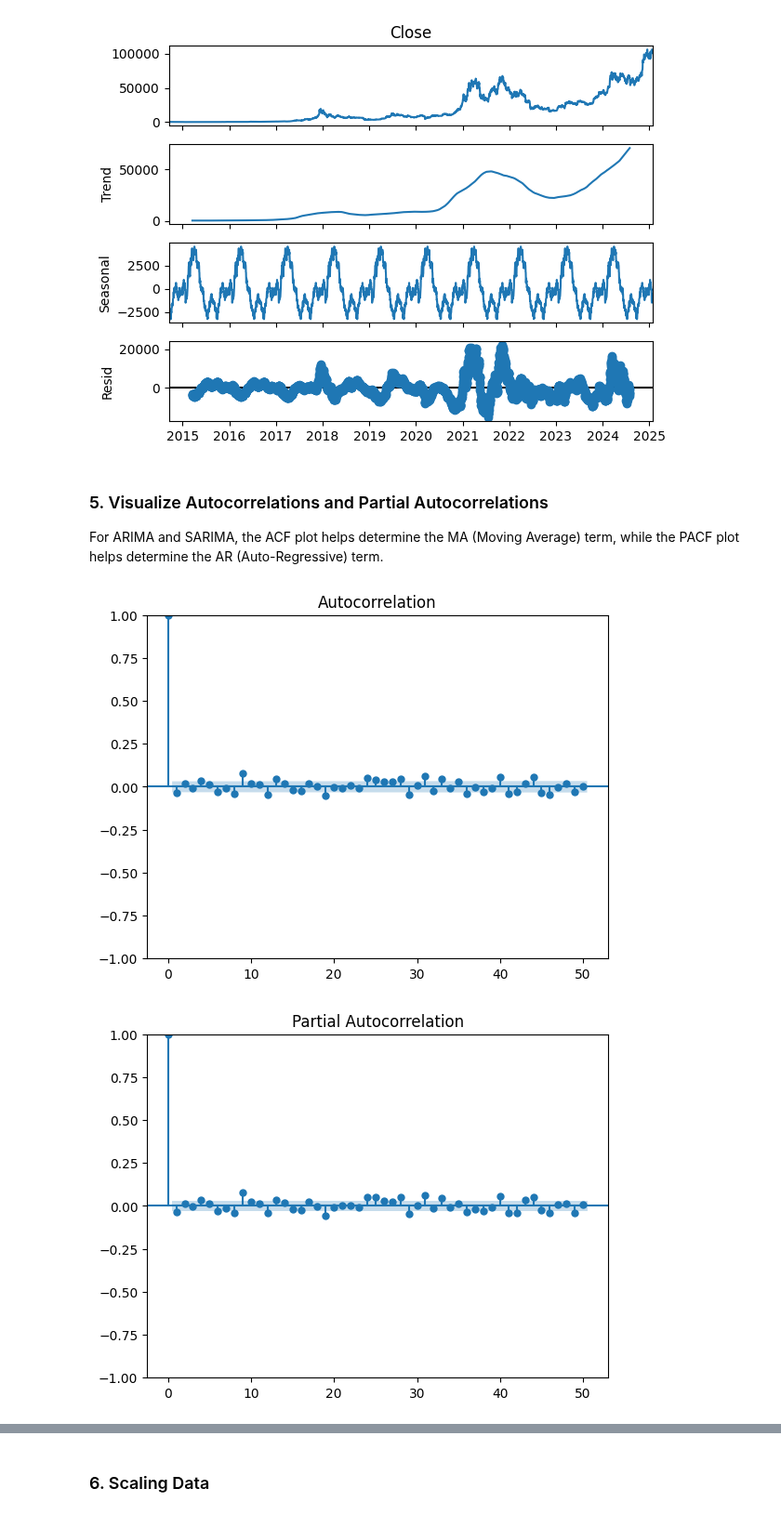
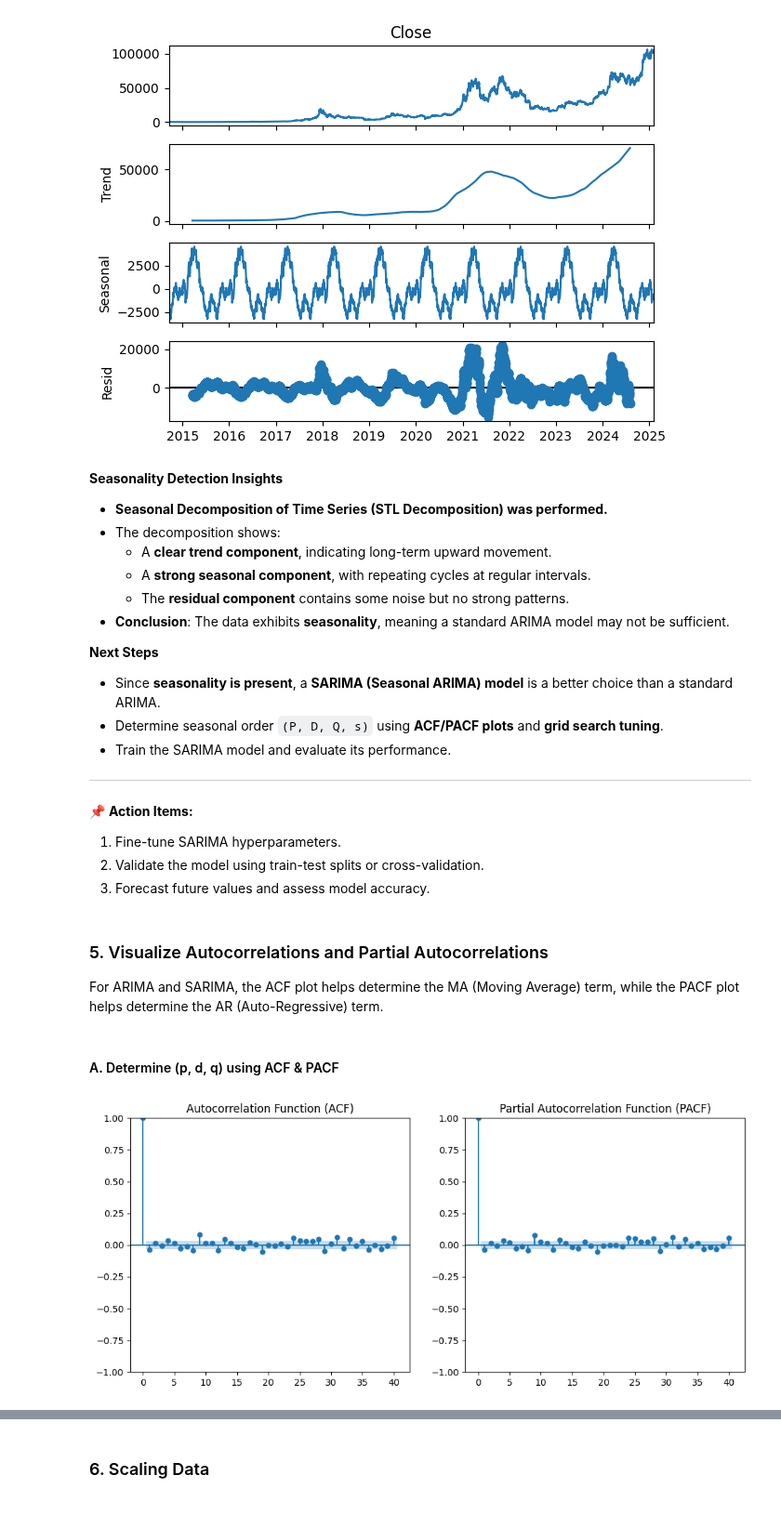
Before and after one commit to bonareri/Cryptocurrency-Price-Prediction-, a Jupyter notebook: data_collection_preprocessing.ipynb, the cells around one changed output, grey strips where cells are left out. Shown at 93% size. Drawn from its saved outputs; the diff is of its cells as text; code cells hidden in the pictures.

```diff
--- a/data_collection_preprocessing.ipynb
+++ b/data_collection_preprocessing.ipynb
@@ -209,16 +266,42 @@ decomposition.plot()
 plt.show()
 # %% [output]
 [figure]
+# %% [markdown]
+**Seasonality Detection Insights**
+- **Seasonal Decomposition of Time Series (STL Decomposition) was performed.**
+- The decomposition shows:
+  - A **clear trend component**, indicating long-term upward movement.
+  - A **strong seasonal component**, with repeating cycles at regular intervals.
+  - The **residual component** contains some noise but no strong patterns.
+- **Conclusion**: The data exhibits **seasonality**, meaning a standard ARIMA model may not be sufficient.
+
+**Next Steps**
+- Since **seasonality is present**, a **SARIMA (Seasonal ARIMA) model** is a better choice than a standard ARIMA.
+- Determine seasonal order `(P, D, Q, s)` using **ACF/PACF plots** and **grid search tuning**.
+- Train the SARIMA model and evaluate its performance.
+
+---
+📌 **Action Items:**
+1. Fine-tune SARIMA hyperparameters.
+2. Validate the model using train-test splits or cross-validation.
+3. Forecast future values and assess model accuracy.
 # %% [markdown]
 ### 5. Visualize Autocorrelations and Partial Autocorrelations
 
 For ARIMA and SARIMA, the ACF plot helps determine the MA (Moving Average) term, while the PACF plot helps determine the AR (Auto-Regressive) term.
-# %%
-plot_acf(df['Close_diff'], lags=50)  # ACF plot for differenced series
-plt.show()
-
-plot_pacf(df['Close_diff'], lags=50)  # PACF plot for differenced series
-plt.show()
-# %% [output]
-[figure, removed]
-[figure, removed]
+# %% [markdown]
+#### A. Determine (p, d, q) using ACF & PACF
+# %%
+plt.figure(figsize=(12, 5))
+
+plt.subplot(121)
+plot_acf(df['Close_diff'], lags=40, ax=plt.gca())  # ACF for MA(q)
+plt.title("Autocorrelation Function (ACF)")
+
+plt.subplot(122)
+plot_pacf(df['Close_diff'], lags=40, ax=plt.gca())  # PACF for AR(p)
+plt.title("Partial Autocorrelation Function (PACF)")
+
+plt.show()
+# %% [output]
+[figure, added]
```
Also changed, not shown: parts of 9 cells of this notebook.
